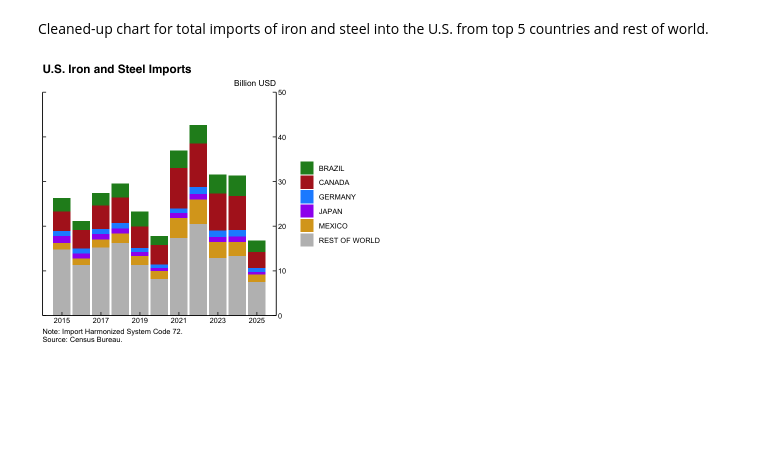
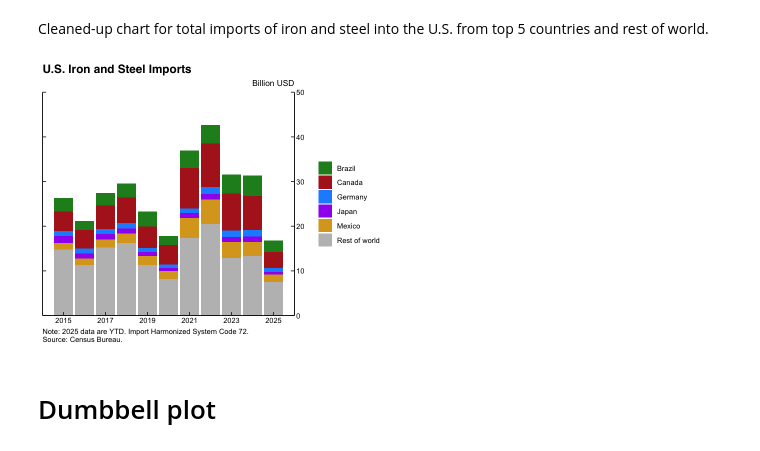
Before and after one commit to maha4028/R-charts, a Jupyter notebook: portfolio.ipynb, the cells around one changed output. Saved outputs shown, nothing was run; the diff lists cells and outputs as text; code cells hidden in the pictures; blank space fills up the shorter version.

Commit message:
db plot added

```diff
--- a/portfolio.ipynb
+++ b/portfolio.ipynb
@@ -419,43 +422,45 @@ labs(title="Iron and Steel Imports (Billion USD)", y=NULL)
 Cleaned-up chart for total imports of iron and steel into the U.S. from top 5 countries and rest of world.
 # %%
 plot_5 <- top_6_yr %>%
-  # geom_hline(yintercept = 0, linewidth = 0.5, color = "black") +
+  mutate(country = str_to_sentence(country)) %>%
   ggplot(aes(x=year, y=total_imports, fill=country)) +
   geom_bar(position="stack", stat="identity") +
   scale_x_continuous(breaks = seq(2011, 2025, by = 2)) +
   scale_y_continuous(
     position = "right",
     sec.axis = dup_axis(labels = NULL),
     breaks = seq(0, 50, by = 10),
     limits = c(0, 50),
     expand = c(0, 0)
     ) +
   scale_fill_manual(
     NULL,
     values = c(
-      "CANADA" = "firebrick",
-      "MEXICO" = "goldenrod",
-      "BRAZIL" = "forestgreen",
-      "JAPAN" = "purple",
-      "GERMANY" = "dodgerblue",
-      "REST OF WORLD" = "grey"
+      "Canada" = "firebrick",
+      "Mexico" = "goldenrod",
+      "Brazil" = "forestgreen",
+      "Japan" = "purple",
+      "Germany" = "dodgerblue",
+      "Rest of world" = "grey"
     )
   ) +
   xlab(NULL) + ylab(NULL) +
   labs(
     title = "U.S. Iron and Steel Imports",
     subtitle = "Billion USD",
-    caption = "Note: Import Harmonized System Code 72.\nSource: Census Bureau."
+    caption = "Note: 2025 data are YTD. Import Harmonized System Code 72.\nSource: Census Bureau."
     ) +
   theme_classic() +
   theme(
       plot.title = element_text(family = "Helvetica", face = "bold", size = 14),
       plot.subtitle = element_text(hjust = 1, size = 10),
       axis.text = element_text(color = "black"),
       axis.ticks.length = unit(-0.15, "cm"),
       plot.caption = element_text(hjust = 0)
       )
 
 plot_5
 # %% [output]
-[figure, old version]
+[figure, new version]
+# %% [markdown]
+# Dumbbell plot
```
Also changed, not shown: parts of 12 cells of this notebook.
